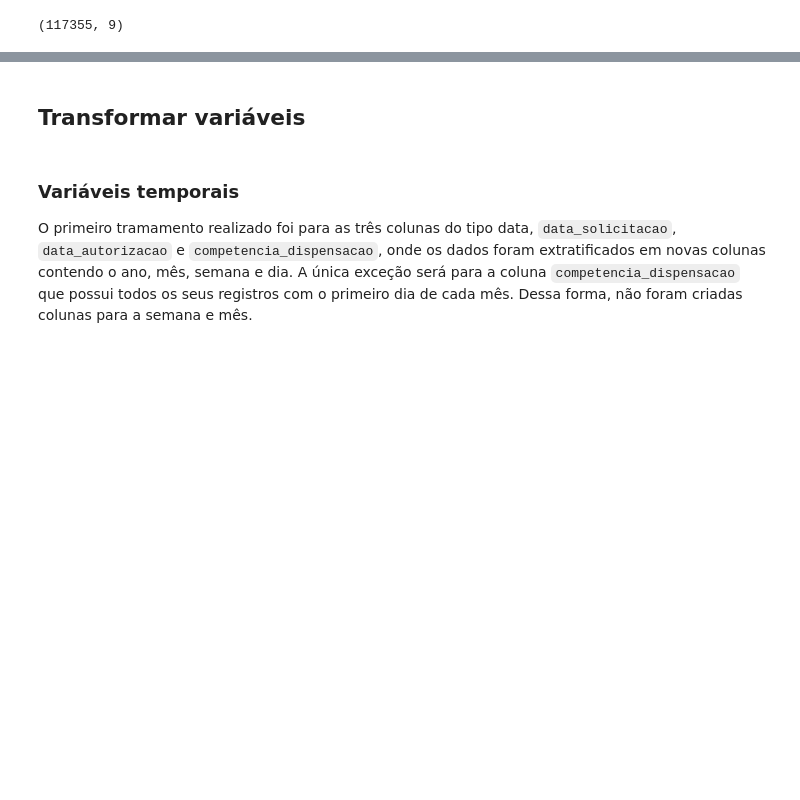
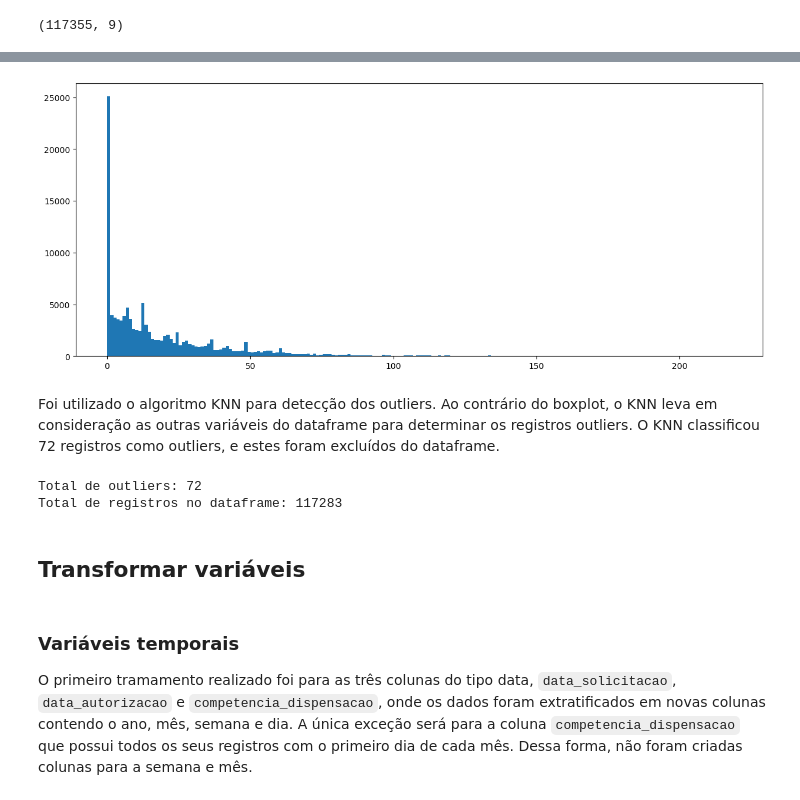
Before and after one commit to ricardoronsoni/predicao-tempo-espera-atendimento-sus, a Jupyter notebook: tempo_acesso.ipynb, the cells around one changed output, grey strips where cells are left out. Saved outputs shown, nothing was run; the diff lists cells and outputs as text; code cells hidden in the pictures; blank space fills up the shorter version.

```diff
--- a/tempo_acesso.ipynb
+++ b/tempo_acesso.ipynb
@@ -302,3 +330,37 @@ df.shape
+# %%
+# Visualizar o histograma da coluna
+fig, ax = plt.subplots(figsize=(15,6))
+ax.hist(df["tempo_autorizacao"], bins=200)
+plt.show()
+# %% [output]
+[figure, added]
+# %% [markdown]
+Foi utilizado o algoritmo KNN para detecção dos outliers. Ao contrário do boxplot, o KNN leva em consideração as outras variáveis do dataframe para determinar os registros outliers. O KNN classificou 72 registros como outliers, e estes foram excluídos do dataframe.
+# %%
+# Instanciar o modelo IsolationForest
+preditor = KNN()
+
+# Selecioanr a coluna de interesse
+df_sel = df[['tempo_autorizacao']]
+
+# Treinar o modelo
+preditor.fit(df_sel)
+outliers = preditor.labels_
+
+# Contar os outliers
+resultado = np.unique(outliers, return_counts=True)
+print("Total de outliers:", resultado[1][1])
+
+# Excluir do dataframe as linhas que foram classificadas como outlier
+for i in range(len(outliers)):
+        if outliers[i] == 1:
+            df = df.drop(i)
+
+# Registros do dataframe
+print("Total de registros no dataframe:", len(df))
+# %% [output]
+Total de outliers: 72
+Total de registros no dataframe: 117283
 # %% [markdown]
 ## Transformar variáveis
 # %% [markdown]
```
Also changed, not shown: parts of 30 cells of this notebook, 2 other files.
